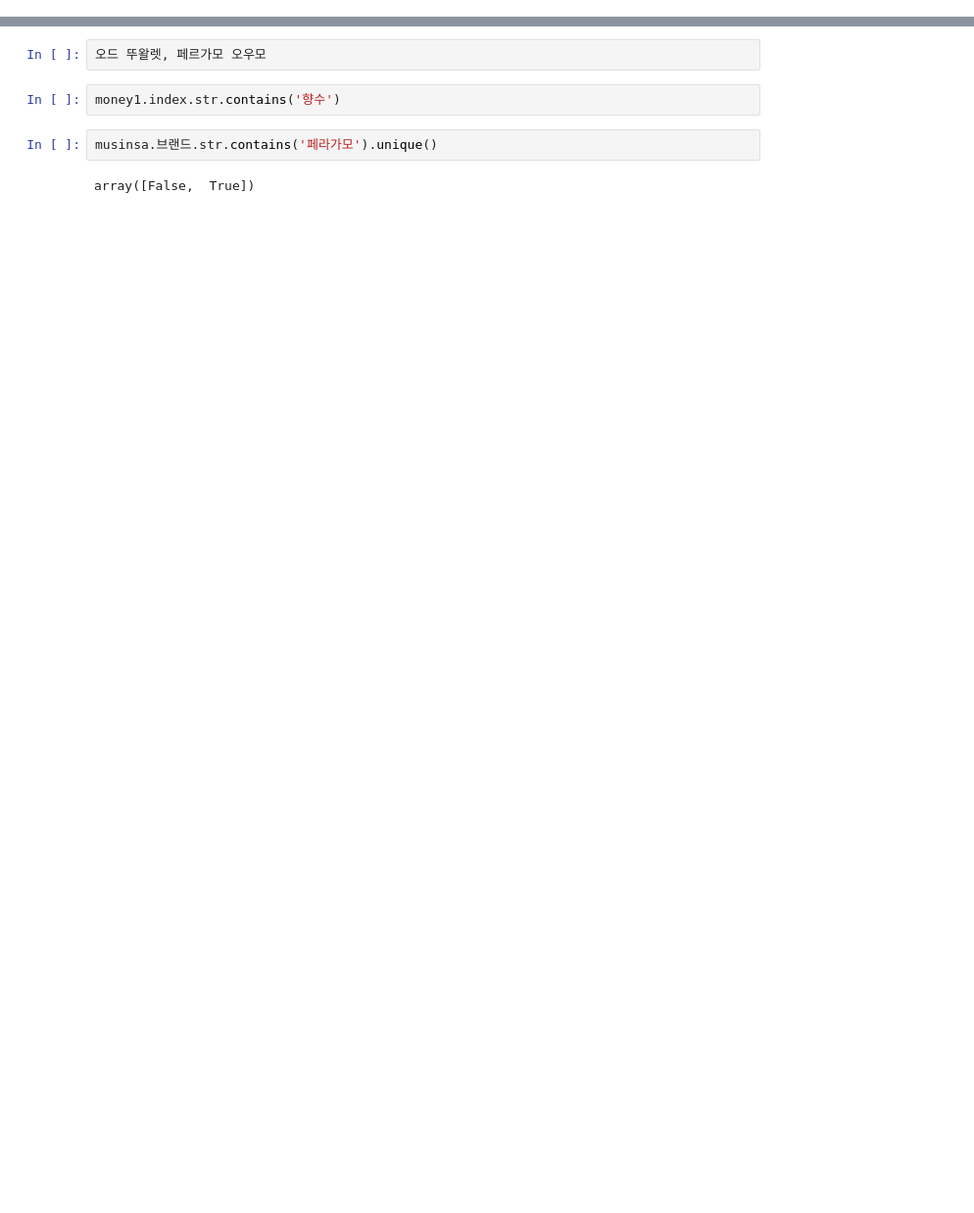
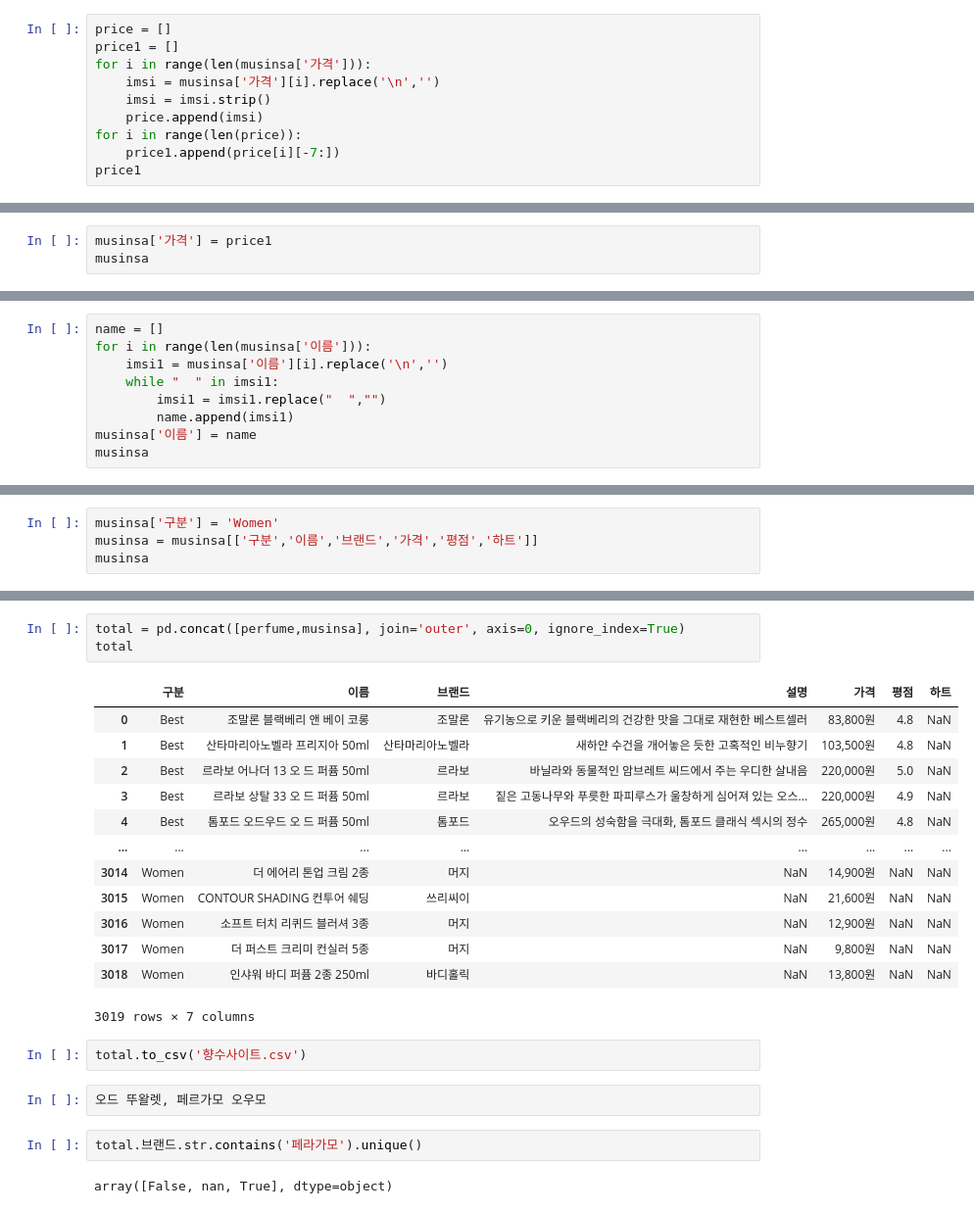
Before and after one commit to JJongSSu/Study, a Jupyter notebook: Teamproject/first/2일차/total_data.ipynb, the cells around one changed output, grey strips where cells are left out. Shown at 98% size. Cells and saved outputs as stored; diff of their text form; blank space fills up the shorter version.

```diff
--- a/Teamproject/first/2일차/total_data.ipynb
+++ b/Teamproject/first/2일차/total_data.ipynb
@@ -54,0 +76,10 @@ musinsa
+# %%
+price = []
+price1 = []
+for i in range(len(musinsa['가격'])):
+    imsi = musinsa['가격'][i].replace('\n','')
+    imsi = imsi.strip()
+    price.append(imsi)
+for i in range(len(price)):
+    price1.append(price[i][-7:])
+price1
@@ -54,0 +108,3 @@ musinsa
+# %%
+musinsa['가격'] = price1
+musinsa
@@ -54,0 +130,9 @@ musinsa
+# %%
+name = []
+for i in range(len(musinsa['이름'])):
+    imsi1 = musinsa['이름'][i].replace('\n','')
+    while "  " in imsi1:
+        imsi1 = imsi1.replace("  ","")
+        name.append(imsi1)
+musinsa['이름'] = name
+musinsa
@@ -54,0 +154,4 @@ musinsa
+# %%
+musinsa['구분'] = 'Women'
+musinsa = musinsa[['구분','이름','브랜드','가격','평점','하트']]
+musinsa
@@ -55,9 +173,26 @@ musinsa
+# %%
+total = pd.concat([perfume,musinsa], join='outer', axis=0, ignore_index=True)
+total
+# %% [output]
+|  | 구분 | 이름 | 브랜드 | 설명 | 가격 | 평점 | 하트 |
+| 0 | Best | 조말론 블랙베리 앤 베이 코롱 | 조말론 | 유기농으로 키운 블랙베리의 건강한 맛을 그대로 재현한 베스트셀러 | 83,800원 | 4.8 | NaN |
+| 1 | Best | 산타마리아노벨라 프리지아 50ml | 산타마리아노벨라 | 새하얀 수건을 개어놓은 듯한 고혹적인 비누향기 | 103,500원 | 4.8 | NaN |
+| 2 | Best | 르라보 어나더 13 오 드 퍼퓸 50ml | 르라보 | 바닐라와 동물적인 암브레트 씨드에서 주는 우디한 살내음 | 220,000원 | 5.0 | NaN |
+| 3 | Best | 르라보 상탈 33 오 드 퍼퓸 50ml | 르라보 | 짙은 고동나무와 푸릇한 파피루스가 울창하게 심어져 있는 오스... | 220,000원 | 4.9 | NaN |
+| 4 | Best | 톰포드 오드우드 오 드 퍼퓸 50ml | 톰포드 | 오우드의 성숙함을 극대화, 톰포드 클래식 섹시의 정수 | 265,000원 | 4.8 | NaN |
+| ... | ... | ... | ... | ... | ... | ... | ... |
+| 3014 | Women | 더 에어리 톤업 크림 2종 | 머지 | NaN | 14,900원 | NaN | NaN |
+| 3015 | Women | CONTOUR SHADING 컨투어 쉐딩 | 쓰리씨이 | NaN | 21,600원 | NaN | NaN |
+| 3016 | Women | 소프트 터치 리퀴드 블러셔 3종 | 머지 | NaN | 12,900원 | NaN | NaN |
+| 3017 | Women | 더 퍼스트 크리미 컨실러 5종 | 머지 | NaN | 9,800원 | NaN | NaN |
+| 3018 | Women | 인샤워 바디 퍼퓸 2종 250ml | 바디홀릭 | NaN | 13,800원 | NaN | NaN |
+3019 rows × 7 columns
+# %%
+total.to_csv('향수사이트.csv')
 # %%
 오드 뚜왈렛, 페르가모 오우모
-# %%
-money1.index.str.contains('향수')
 # %%
-musinsa.브랜드.str.contains('페라가모').unique()
+total.브랜드.str.contains('페라가모').unique()
 # %% [output]
-array([False,  True])
+array([False, nan, True], dtype=object)
 # %%
```
Also changed, not shown: parts of 13 cells of this notebook, 1 other file.
